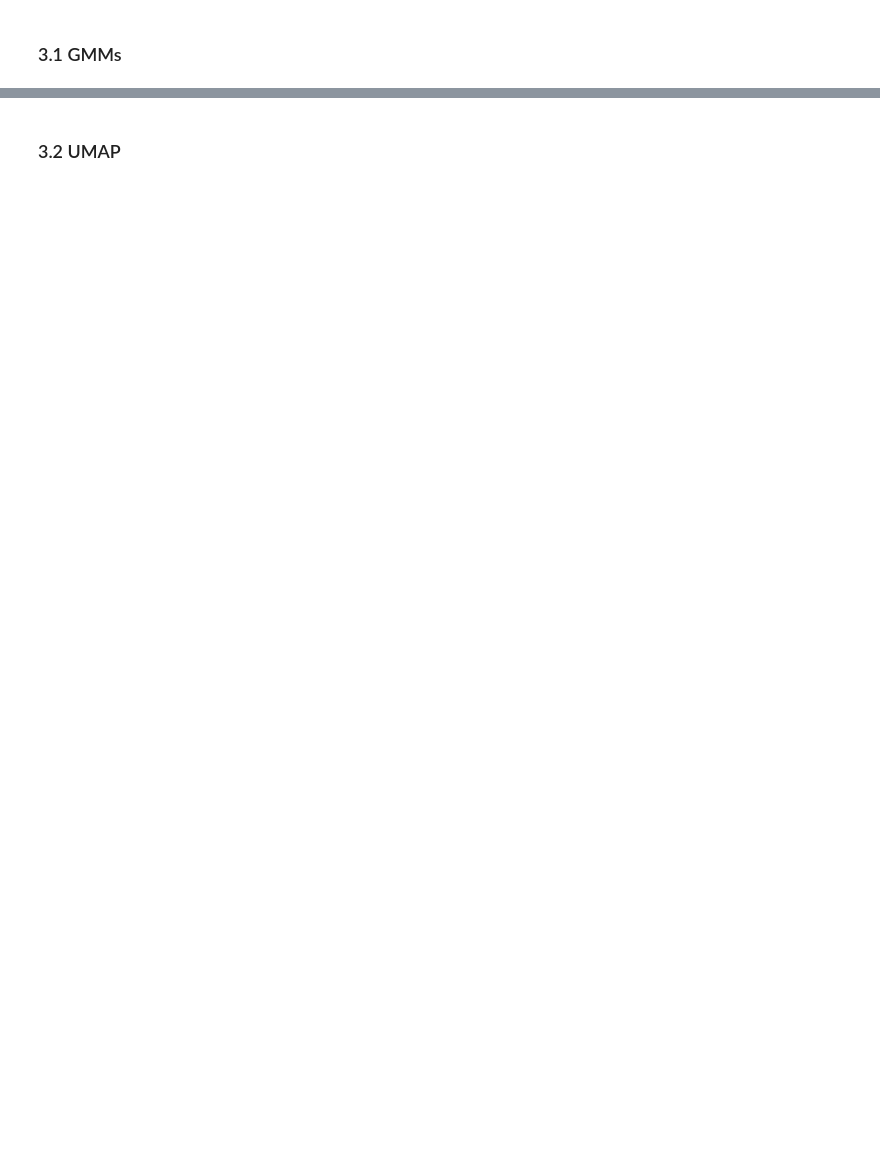
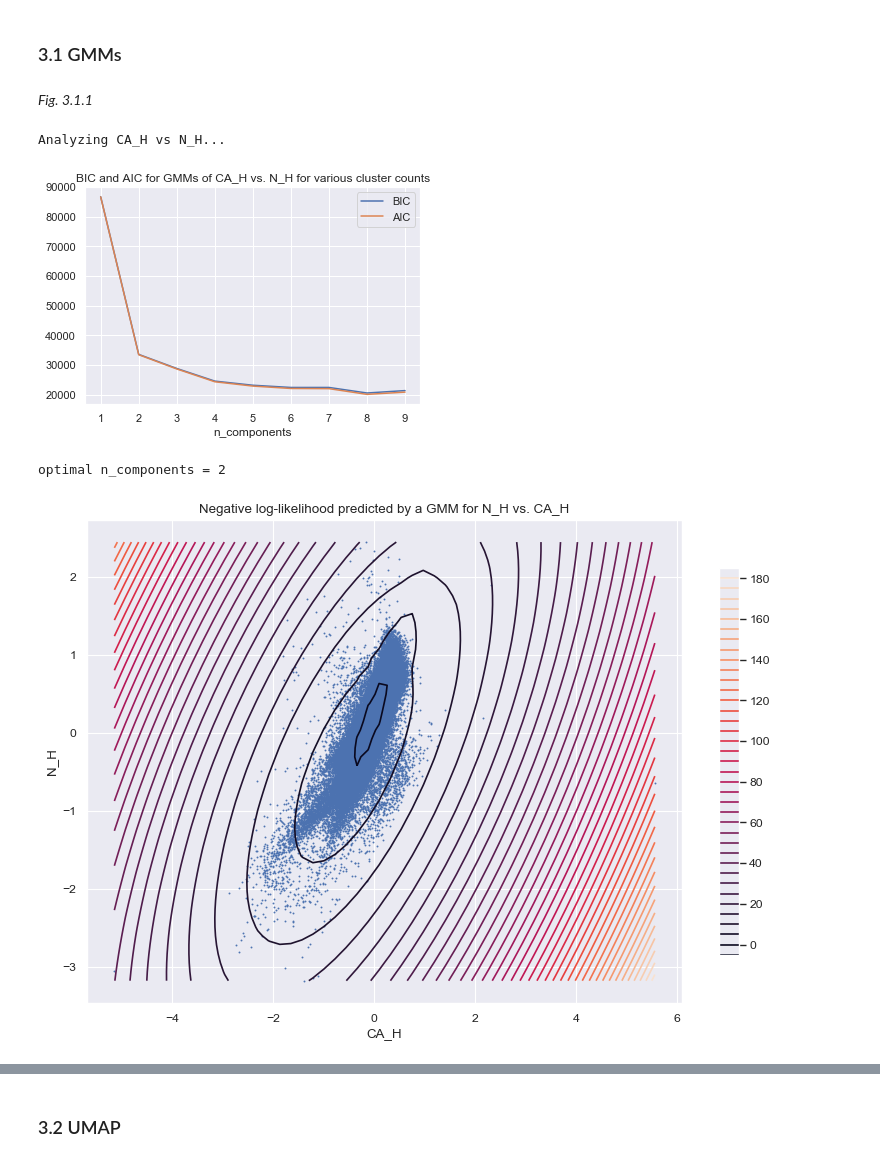
Before and after one commit to nickk124/stellardatamining, a Jupyter notebook: cannon_project_final.ipynb, the cells around one changed output, grey strips where cells are left out. Cells and saved outputs as stored; diff of their text form; code cells hidden in the pictures; blank space fills up the shorter version.

```diff
--- a/cannon_project_final.ipynb
+++ b/cannon_project_final.ipynb
@@ -198,3 +198,15 @@ from matplotlib.colors import LogNorm
 
 from sklearn.mixture import GaussianMixture
 import umap
+# %%
+# READ IN DATA
+master_filename = "Cannon.csv"
+
+master_df = pd.read_csv(master_filename)
+master_df = master_df.drop(columns=[master_df.columns[-1]]) # get rid of last column of NaNs
+master_df = master_df.drop(columns=[col for col in master_df.columns if "ERR" in col])# get rid of err columns (don't care about these)
+# get rid of rows with NaNs
+master_df = master_df.dropna()
+
+print(master_df.columns)
+master_df
@@ -201,2 +232,62 @@ import umap
 # %% [markdown]
 ### 3.1 GMMs
+# %% [markdown]
+*Fig. 3.1.1*
+# %%
+# Here, I tried to determine correlations or clustering between individual parameters
+# Don't actually run this for everything; it will take forever
+# I just have it run for a single set, as an example
+example_params = ["CA_H", "N_H"]
+
+for col1 in master_df.columns:
+    for col2 in master_df.columns:
+        if col1 != col2 and col1 == example_params[0] and col2 == example_params[1]:
+            print("Analyzing {} vs {}...".format(col1, col2))
+
+            u = np.column_stack([master_df[col1], master_df[col2]])
+
+#             print(u.shape)
+
+            n_estimators = np.arange(1, 10)
+            clfs = [GaussianMixture(n_components=n, covariance_type='full').fit(u) for n in n_estimators]
+            bics = [clf.bic(u) for clf in clfs]
+            aics = [clf.aic(u) for clf in clfs]
+
+            plt.plot(n_estimators, bics, label='BIC')
+            plt.plot(n_estimators, aics, label='AIC')
+            plt.title("BIC and AIC for GMMs of {} vs. {} for various cluster counts".format(col1, col2))
+            plt.xlabel("n_components")
+            plt.legend()
+            plt.show()
+
+            best_n = np.argmax(bics[1:]) + 2
+
+            print("optimal n_components = {}".format(best_n))
+
+
+            clf = GaussianMixture(n_components=best_n, covariance_type='full')
+            clf.fit(u)
+
+            # display predicted scores by the model as a contour plot
+            x = np.linspace(np.min(u[:,0]), np.max(u[:,0]))
+            y = np.linspace(np.min(u[:,1]), np.max(u[:,1]))
+            X, Y = np.meshgrid(x, y)
+            XX = np.array([X.ravel(), Y.ravel()]).T
+            Z = -clf.score_samples(XX)
+            Z = Z.reshape(X.shape)
+
+            plt.figure(figsize=(12,8), dpi=80)
+            CS = plt.contour(X, Y, Z, levels=42)
+            CB = plt.colorbar(CS, shrink=0.8, extend='both')
+            plt.scatter(u[:,0], u[:,1], s=0.5)
+
+            plt.title('Negative log-likelihood predicted by a GMM for {} vs. {}'.format(col2, col1))
+            plt.axis('tight')
+            plt.xlabel(col1)
+            plt.ylabel(col2)
+            plt.show()
+# %% [output]
+Analyzing CA_H vs N_H...
+[figure, added]
+optimal n_components = 2
+[figure, added]
```
Also changed, not shown: parts of 20 cells of this notebook, 1 other file.
